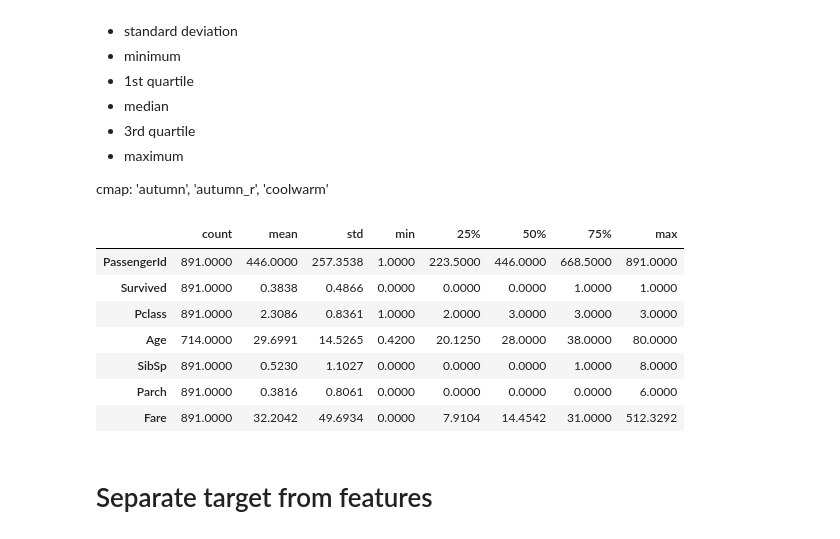
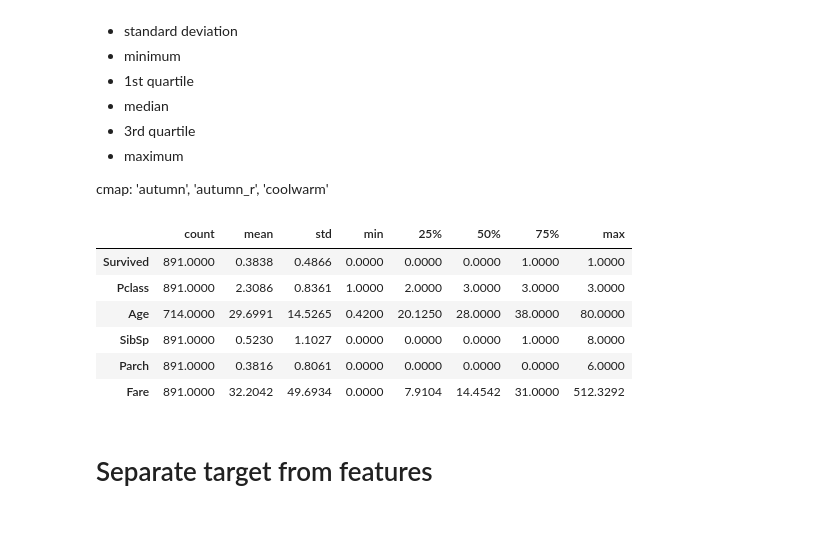
Before and after one commit to melling/ml-kaggle-titanic, a Jupyter notebook: titanic-eda01-biased-outliers.ipynb, the cells around one changed output. Cells and saved outputs as stored; diff of their text form; code cells hidden in the pictures.

```diff
--- a/titanic-eda01-biased-outliers.ipynb
+++ b/titanic-eda01-biased-outliers.ipynb
@@ -324,10 +333,10 @@ plt.show();
 
 cmap: 'autumn', 'autumn_r', 'coolwarm'
 # %%
-train.describe().transpose().style.background_gradient(cmap='coolwarm').set_precision(4)
+X = train.drop(["PassengerId"], axis=1) # Remove row id
+X.describe().transpose().style.background_gradient(cmap='coolwarm').set_precision(4)
 # %% [output]
 |  | count | mean | std | min | 25% | 50% | 75% | max |
-| PassengerId | 891.0000 | 446.0000 | 257.3538 | 1.0000 | 223.5000 | 446.0000 | 668.5000 | 891.0000 |
 | Survived | 891.0000 | 0.3838 | 0.4866 | 0.0000 | 0.0000 | 0.0000 | 1.0000 | 1.0000 |
 | Pclass | 891.0000 | 2.3086 | 0.8361 | 1.0000 | 2.0000 | 3.0000 | 3.0000 | 3.0000 |
 | Age | 714.0000 | 29.6991 | 14.5265 | 0.4200 | 20.1250 | 28.0000 | 38.0000 | 80.0000 |
```
Also changed, not shown: parts of 20 cells of this notebook.
